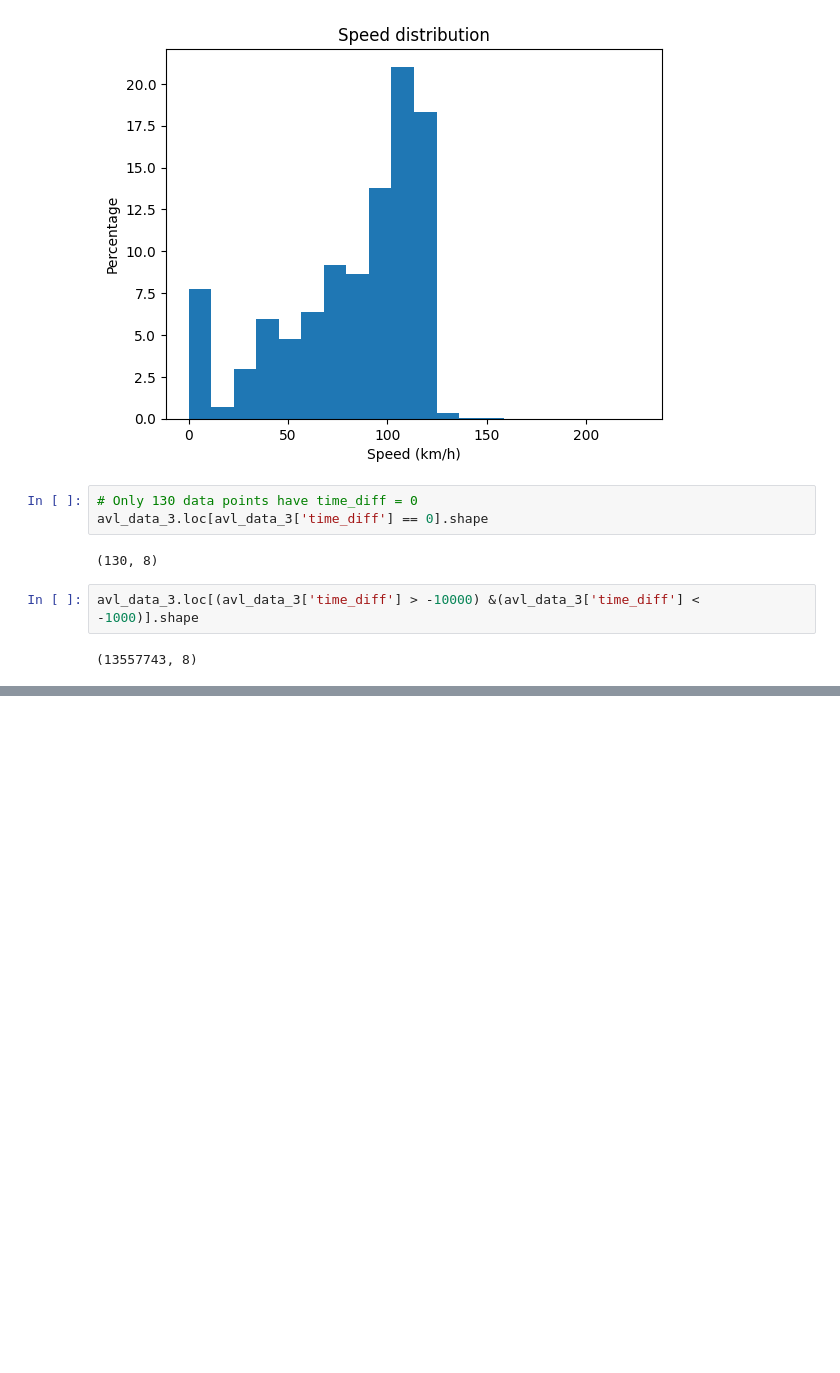
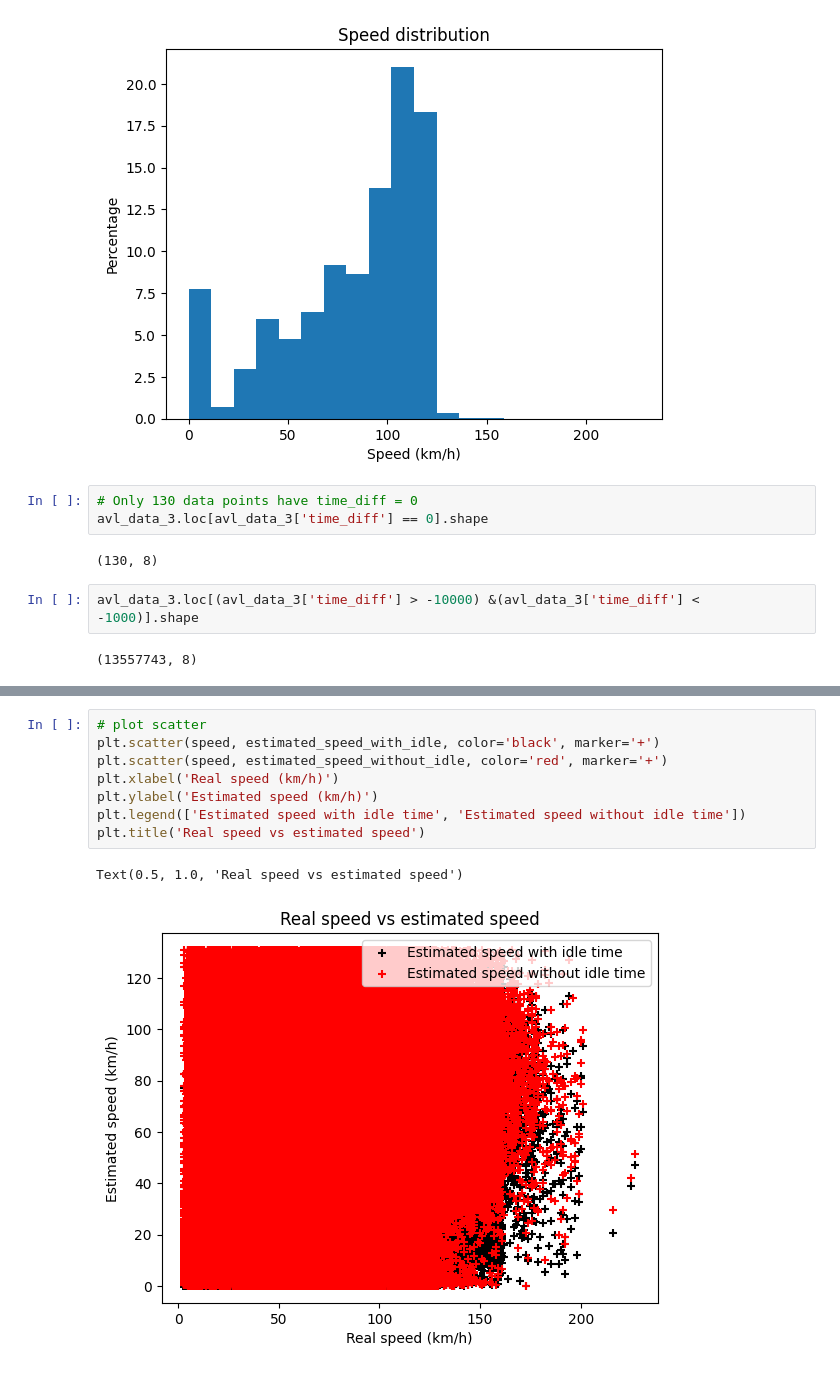
Before and after one commit to AlexWangVT/fleet_modeling, a Jupyter notebook: scripts/AVL_data_explore.ipynb, the cells around one changed output, grey strips where cells are left out. Drawn from its saved outputs; the diff is of its cells as text; blank space fills up the shorter version.

```diff
--- a/scripts/AVL_data_explore.ipynb
+++ b/scripts/AVL_data_explore.ipynb
@@ -170,0 +214,11 @@ avl_data_3.loc[(avl_data_3['time_diff'] > -10000) &(avl_data_3['time_diff'] < -1
+# %%
+# plot scatter
+plt.scatter(speed, estimated_speed_with_idle, color='black', marker='+')
+plt.scatter(speed, estimated_speed_without_idle, color='red', marker='+')
+plt.xlabel('Real speed (km/h)')
+plt.ylabel('Estimated speed (km/h)')
+plt.legend(['Estimated speed with idle time', 'Estimated speed without idle time'])
+plt.title('Real speed vs estimated speed')
+# %% [output]
+Text(0.5, 1.0, 'Real speed vs estimated speed')
+[figure, added]
```
Also changed, not shown: parts of 5 cells of this notebook.
